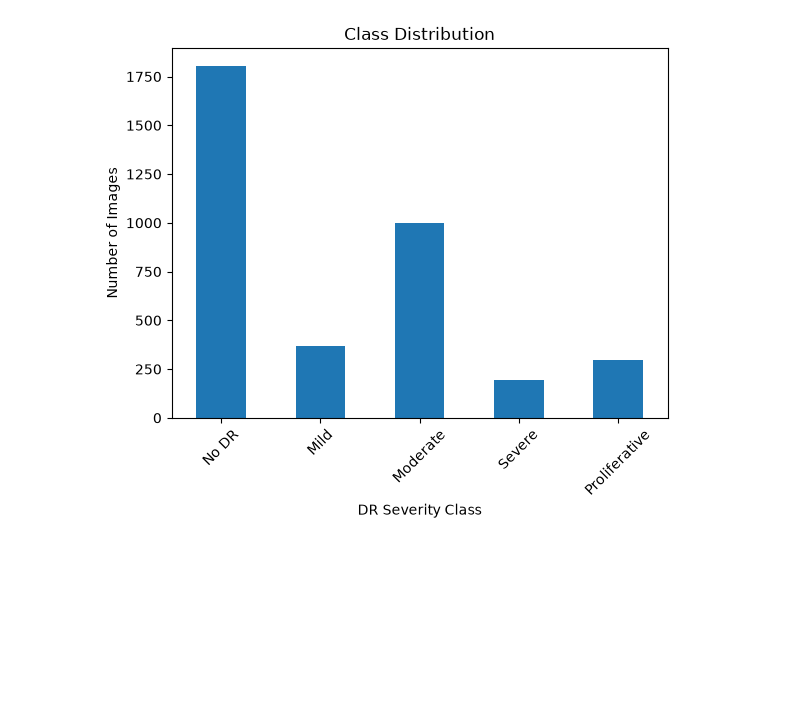
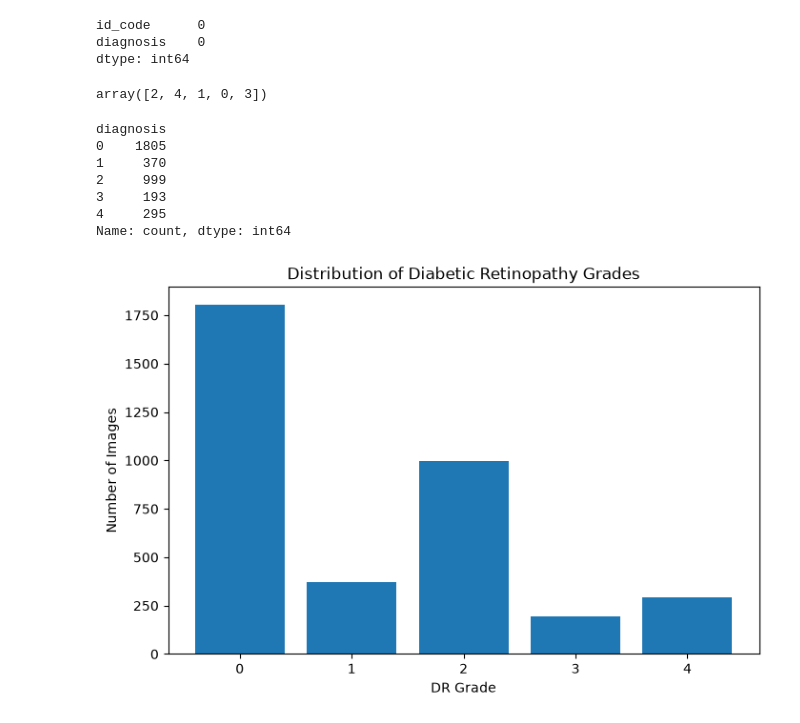
Before and after one commit to TanmayMandape/diabetic_retinopathy_ai, a Jupyter notebook: notebooks/01_eda.ipynb, the cells around one changed output. Drawn from its saved outputs; the diff is of its cells as text; code cells hidden in the pictures; blank space fills up the shorter version.

```diff
--- a/notebooks/01_eda.ipynb
+++ b/notebooks/01_eda.ipynb
@@ -19,0 +11,12 @@ df.head()
+# %%
+BASE_DIR = r"D:\diabetic"
+
+DATASET_DIR = os.path.join(BASE_DIR, "dataset")
+TRAIN_DIR = os.path.join(DATASET_DIR, "train_images")
+
+TRAIN_CSV = os.path.join(DATASET_DIR, "train.csv")
+TEST_CSV = os.path.join(DATASET_DIR, "test.csv")
+# %%
+df = pd.read_csv(TRAIN_CSV)
+
+df.head()
@@ -38,17 +48,39 @@ Name: count, dtype: int64
+# %%
+df.isnull().sum()
+# %% [output]
+id_code      0
+diagnosis    0
+dtype: int64
+# %%
+df["diagnosis"].unique()
+# %% [output]
+array([2, 4, 1, 0, 3])
+# %%
+df["diagnosis"].value_counts().sort_index()
+# %% [output]
+diagnosis
+0    1805
+1     370
+2     999
+3     193
+4     295
+Name: count, dtype: int64
 # %%
-df["diagnosis"].value_counts().sort_index().plot(
-    kind="bar"
+class_counts = df["diagnosis"].value_counts().sort_index()
+
+plt.figure(figsize=(8, 5))
+
+plt.bar(
+    class_counts.index,
+    class_counts.values
 )
 
-plt.xlabel("DR Severity Class")
+plt.xlabel("DR Grade")
 plt.ylabel("Number of Images")
-plt.title("Class Distribution")
-plt.xticks(
-    [0, 1, 2, 3, 4],
-    ["No DR", "Mild", "Moderate", "Severe", "Proliferative"],
-    rotation=45
-)
+plt.title("Distribution of Diabetic Retinopathy Grades")
+
+plt.xticks(range(5))
 
 plt.show()
 # %% [output]
-[figure, old version]
+[figure, new version]
```
Also changed, not shown: parts of 44 cells of this notebook, 29 other files.
